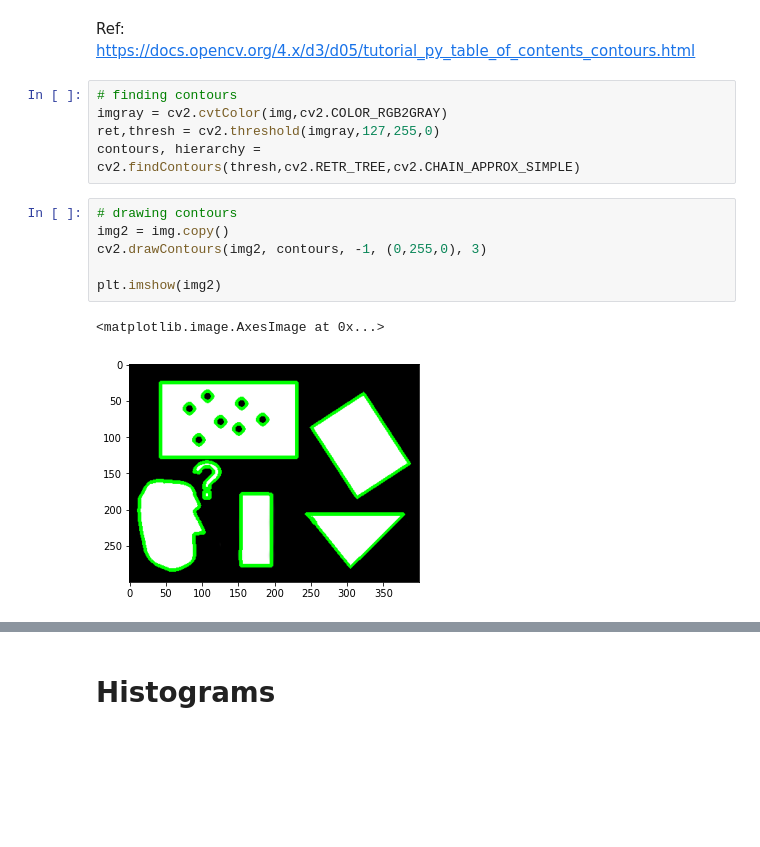
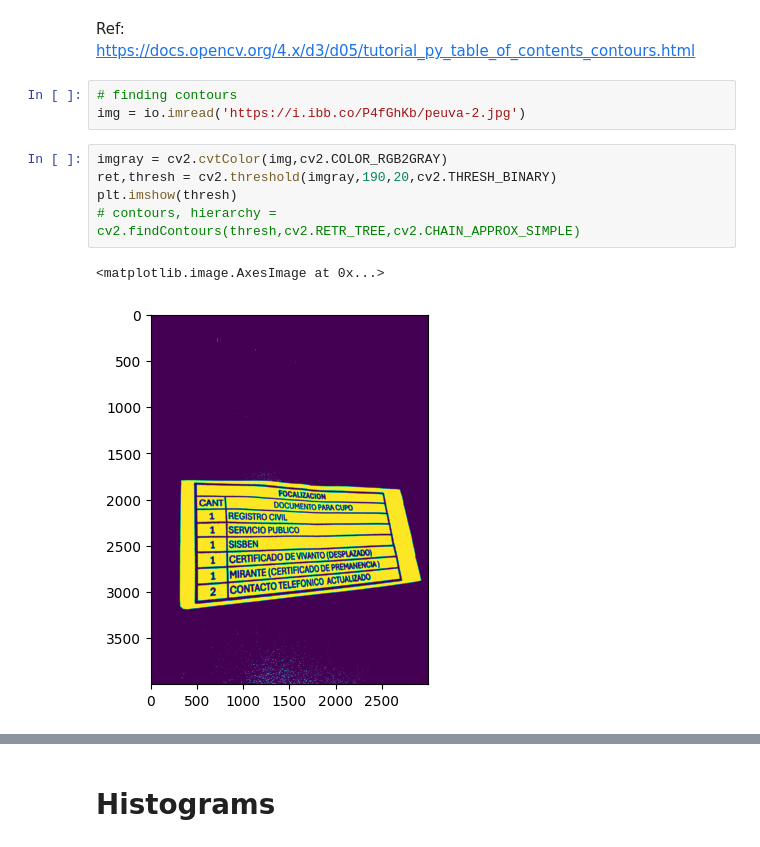
Before and after one commit to cdcanasg/google-colab, a Jupyter notebook: Getting_Started_with_OpenCV.ipynb, the cells around one changed output, grey strips where cells are left out. Saved outputs shown, nothing was run; the diff lists cells and outputs as text; blank space fills up the shorter version.

```diff
--- a/Getting_Started_with_OpenCV.ipynb
+++ b/Getting_Started_with_OpenCV.ipynb
@@ -460,17 +461,14 @@ plt.show()
 # Contours
 # %% [markdown]
 Ref: https://docs.opencv.org/4.x/d3/d05/tutorial_py_table_of_contents_contours.html
+# %%
+# finding contours
+img = io.imread('https://i.ibb.co/P4fGhKb/peuva-2.jpg')
 # %%
-# finding contours
 imgray = cv2.cvtColor(img,cv2.COLOR_RGB2GRAY)
-ret,thresh = cv2.threshold(imgray,127,255,0)
-contours, hierarchy = cv2.findContours(thresh,cv2.RETR_TREE,cv2.CHAIN_APPROX_SIMPLE)
+ret,thresh = cv2.threshold(imgray,190,20,cv2.THRESH_BINARY)
+plt.imshow(thresh)
+# contours, hierarchy = cv2.findContours(thresh,cv2.RETR_TREE,cv2.CHAIN_APPROX_SIMPLE)
+# %% [output]
+<matplotlib.image.AxesImage at 0x...>
+[figure, added]
-# %%
-# drawing contours
-img2 = img.copy()
-cv2.drawContours(img2, contours, -1, (0,255,0), 3)
-
-plt.imshow(img2)
-# %% [output]
-<matplotlib.image.AxesImage at 0x...>
-[figure, removed]
```
Also changed, not shown: parts of 3 cells of this notebook.
